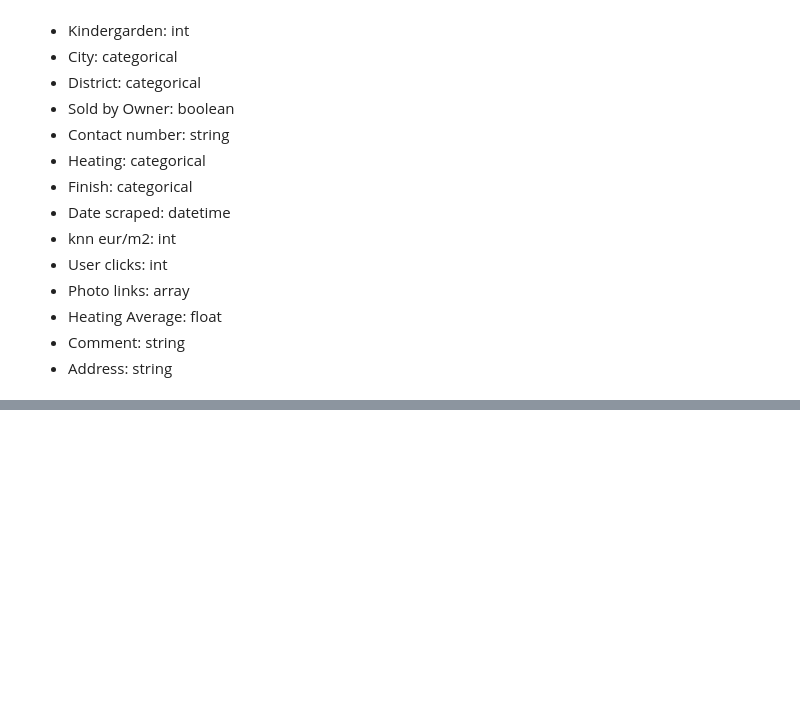
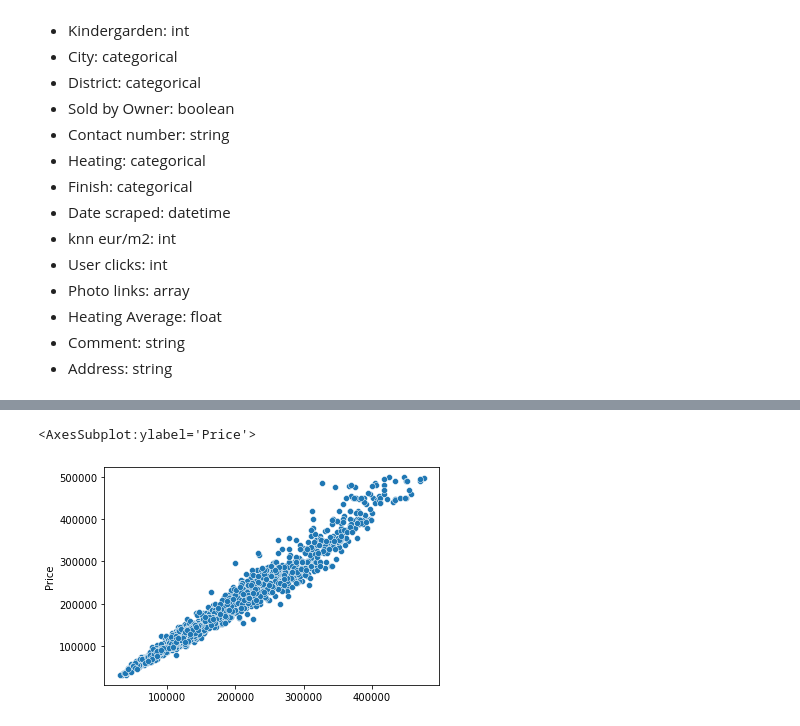
Before and after one commit to Kiwisuki/Real-Estate-Project, a Jupyter notebook: Prototyping.ipynb, the cells around one changed output, grey strips where cells are left out. Drawn from its saved outputs; the diff is of its cells as text; code cells hidden in the pictures; blank space fills up the shorter version.

```diff
--- a/Prototyping.ipynb
+++ b/Prototyping.ipynb
@@ -174,0 +300,5 @@ remove(self, value, /)
+# %%
+sns.scatterplot(xgb_pred, y_train)
+# %% [output]
+<AxesSubplot:ylabel='Price'>
+[figure, added]
```
Also changed, not shown: parts of 24 cells of this notebook, 6 other files.
